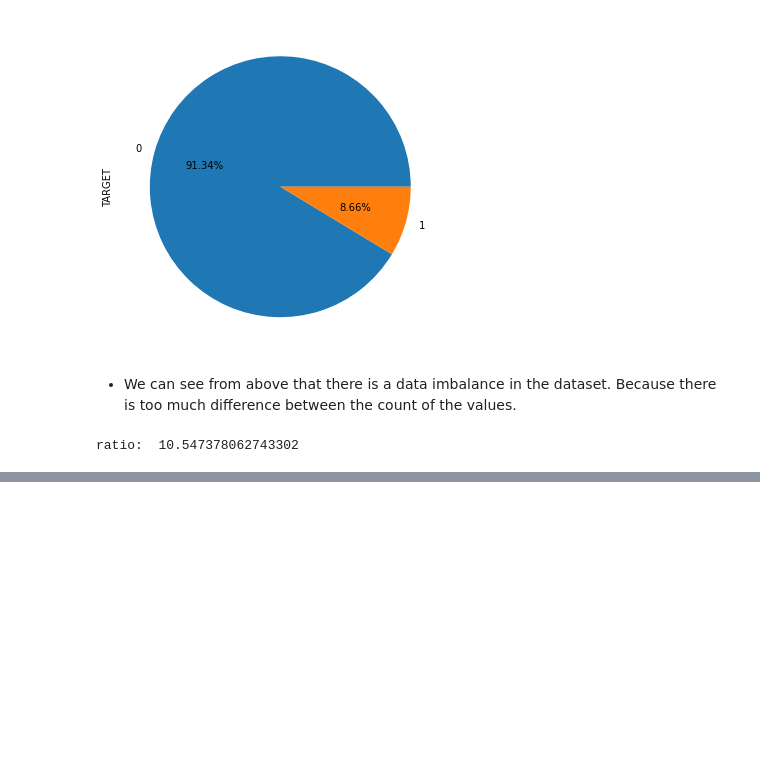
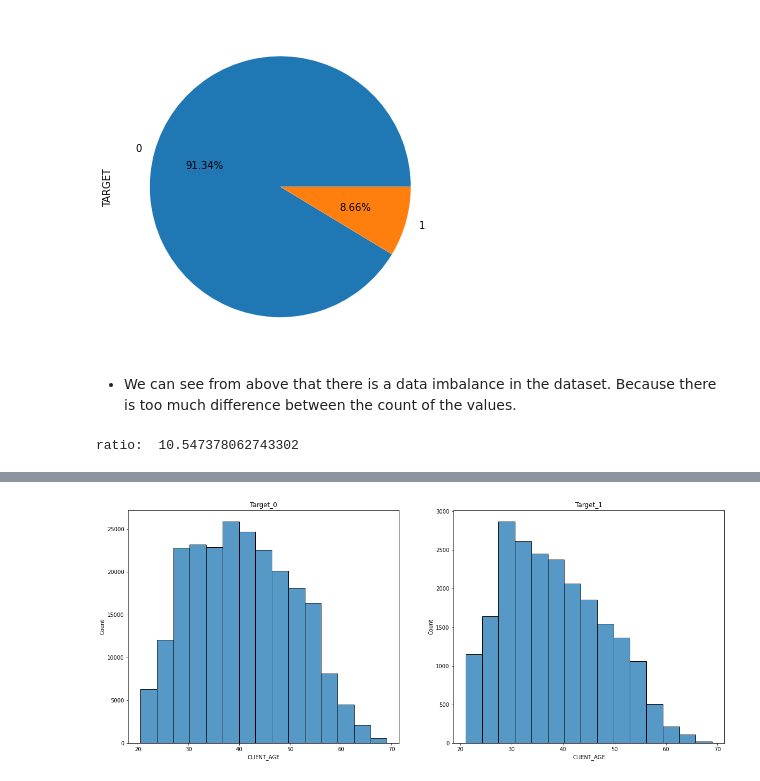
Before and after one commit to Boken19/Case_Studies, a Jupyter notebook: Credit EDA case study/Credit_EDA_case_study.ipynb, the cells around one changed output, grey strips where cells are left out. Drawn from its saved outputs; the diff is of its cells as text; code cells hidden in the pictures; blank space fills up the shorter version.

```diff
--- a/Credit EDA case study/Credit_EDA_case_study.ipynb
+++ b/Credit EDA case study/Credit_EDA_case_study.ipynb
@@ -454,0 +487,11 @@ ratio:  10.547378062743302
+# %%
+plt.figure(figsize = (20,8))
+plt.subplot(1,2,1)
+sns.histplot(data_0['CLIENT_AGE'],edgecolor = 'black', bins = 15)
+plt.title('Target_0')
+plt.subplot(1,2,2)
+sns.histplot(data_1['CLIENT_AGE'],edgecolor = 'black', bins = 15)
+plt.title('Target_1')
+plt.show()
+# %% [output]
+[figure, added]
```
Also changed, not shown: parts of 12 cells of this notebook.
